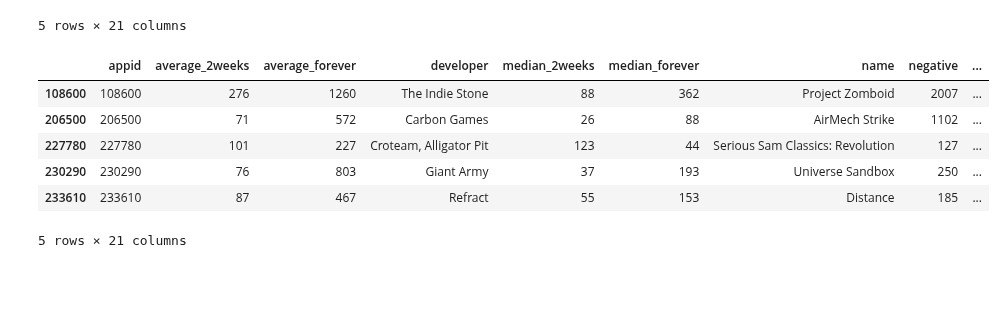
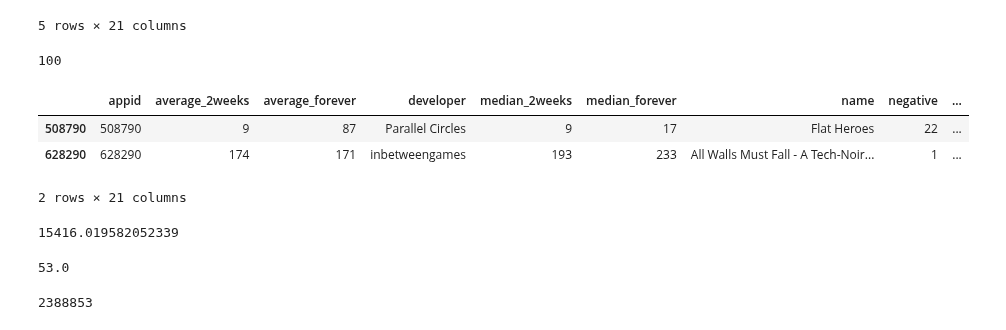
Before and after one commit to UNCG-CSE/SteamConnect, a Jupyter notebook: code/early_access_sorting.ipynb, the cells around one changed output. Cells and saved outputs as stored; diff of their text form; code cells hidden in the pictures; blank space fills up the shorter version.

```diff
--- a/code/early_access_sorting.ipynb
+++ b/code/early_access_sorting.ipynb
@@ -250,15 +241,29 @@ new_early_access.loc[new_early_access['total reviews'] >= 100].head()
 | 221100 | 221100 | 369 | 4887 | Bohemia Interactive | 76 | 1257 | DayZ | 63207 | ... |
 5 rows × 21 columns
 # %%
-rating_check = new_early_access['total reviews'] > 50
-high_score = new_early_access['userscore'] > 85
+rating_check = new_early_access['total reviews'] < 50
+high_score = new_early_access['userscore'] > 99
+# %%
+#new_early_access[rating_check & high_score].head()
+len(new_early_access[rating_check & high_score])
+# %% [output]
+100
 # %%
-new_early_access[rating_check & high_score].head()
+new_early_access[rating_check & high_score]
 # %% [output]
 |  | appid | average_2weeks | average_forever | developer | median_2weeks | median_forever | name | negative | ... |
-| 108600 | 108600 | 276 | 1260 | The Indie Stone | 88 | 362 | Project Zomboid | 2007 | ... |
-| 206500 | 206500 | 71 | 572 | Carbon Games | 26 | 88 | AirMech Strike | 1102 | ... |
-| 227780 | 227780 | 101 | 227 | Croteam, Alligator Pit | 123 | 44 | Serious Sam Classics: Revolution | 127 | ... |
-| 230290 | 230290 | 76 | 803 | Giant Army | 37 | 193 | Universe Sandbox | 250 | ... |
-| 233610 | 233610 | 87 | 467 | Refract | 55 | 153 | Distance | 185 | ... |
+| 508790 | 508790 | 9 | 87 | Parallel Circles | 9 | 17 | Flat Heroes | 22 | ... |
+| 628290 | 628290 | 174 | 171 | inbetweengames | 193 | 233 | All Walls Must Fall - A Tech-Noir... | 1 | ... |
-5 rows × 21 columns
+2 rows × 21 columns
+# %%
+new_early_access['total reviews'].std()
+# %% [output]
+15416.019582052339
+# %%
+new_early_access['total reviews'].median()
+# %% [output]
+53.0
+# %%
+new_early_access['total reviews'].sum()
+# %% [output]
+2388853
```
Also changed, not shown: parts of 8 cells of this notebook.
